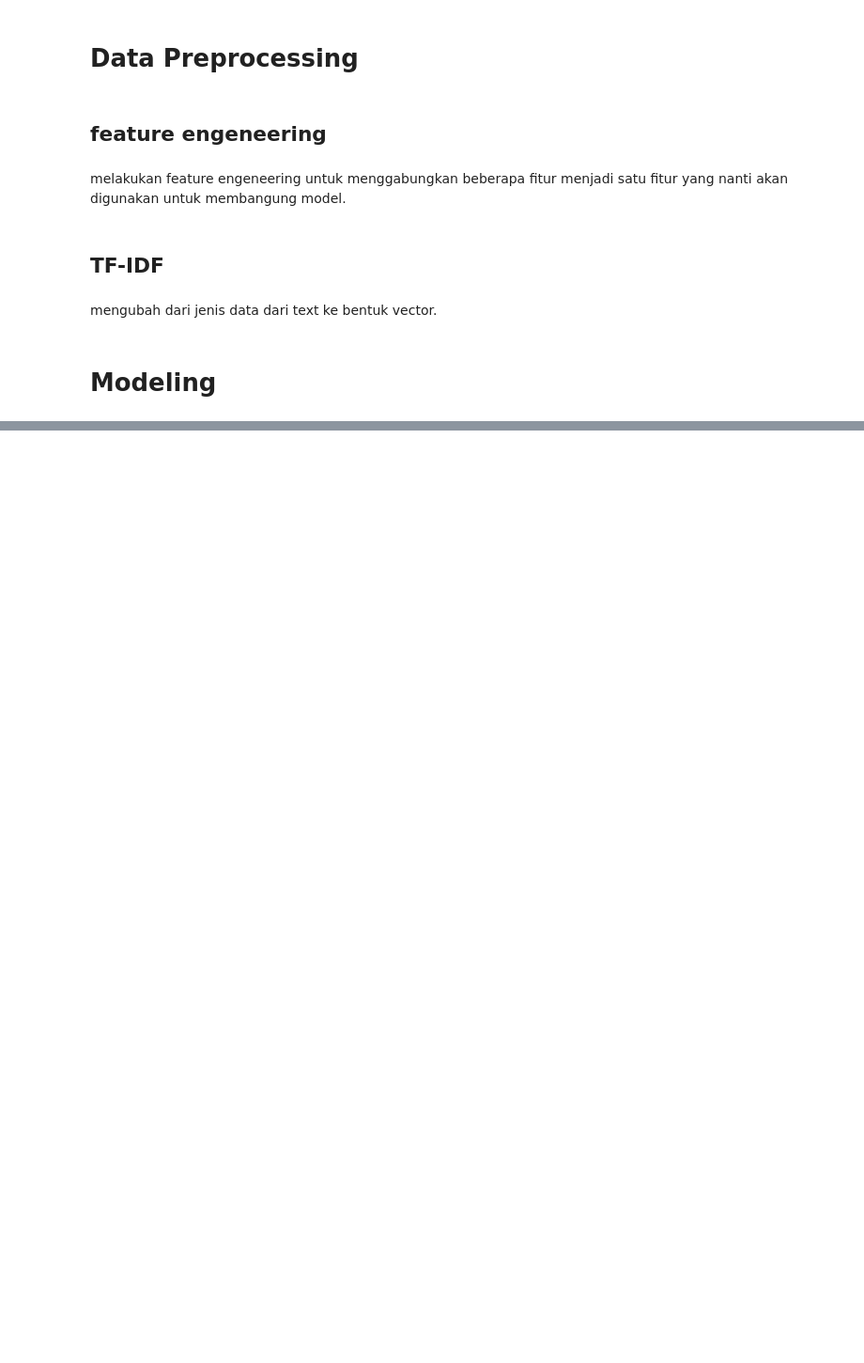
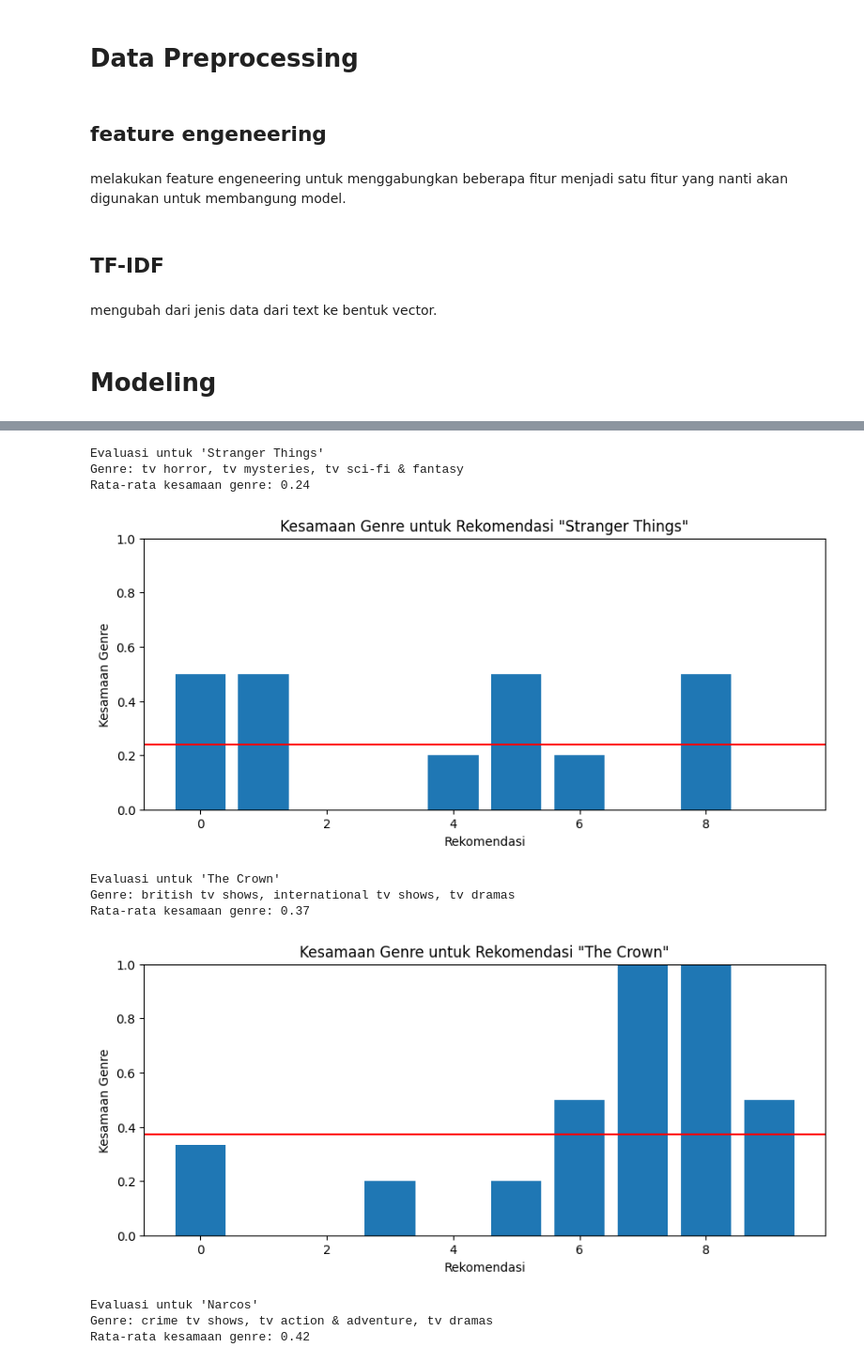
Before and after one commit to potaHere/submssion-Machine-Learning-Terapan, a Jupyter notebook: Sistem_Rekomendasi.ipynb, the cells around one changed output, grey strips where cells are left out. Shown at 94% size. Cells and saved outputs as stored; diff of their text form; code cells hidden in the pictures; blank space fills up the shorter version.

```diff
--- a/Sistem_Rekomendasi.ipynb
+++ b/Sistem_Rekomendasi.ipynb
@@ -206,2 +232,7 @@ cosine_sim = cosine_similarity(tfidf_matrix, tfidf_matrix)
 # %%
+# Contoh penggunaan fungsi rekomendasi
+contoh_film = 'Stranger Things'
+rekomendasi = get_recommendations(contoh_film)
+print(f"Rekomendasi untuk '{contoh_film}':\n")
+rekomendasi
 # %% [output]
@@ -208,0 +253,11 @@ IndentationError: expected an indented block after 'if' statement on line 6 (<ip
+# %%
+# Contoh pengujian dengan beberapa judul lain
+judul_untuk_diuji = ['Squid Game', 'Breaking Bad', 'Narcos', 'Bird Box']
+
+for judul in judul_untuk_diuji:
+    try:
+        hasil_rekomendasi = get_recommendations(judul)
+        print(f"\nRekomendasi untuk '{judul}':\n")
+        display(hasil_rekomendasi)
+    except:
+        print(f"'{judul}' tidak ditemukan dalam dataset.")
@@ -208,0 +310,40 @@ IndentationError: expected an indented block after 'if' statement on line 6 (<ip
+# %%
+# Evaluasi untuk beberapa judul
+judul_evaluasi = ['Stranger Things', 'The Crown', 'Narcos']
+
+for judul in judul_evaluasi:
+    try:
+        rekomendasi = get_recommendations(judul)
+        hasil_evaluasi = evaluate_recommendations_by_genre(judul, rekomendasi)
+
+        if isinstance(hasil_evaluasi, dict):
+            print(f"\nEvaluasi untuk '{judul}'")
+            print(f"Genre: {', '.join(hasil_evaluasi['input_genres'])}")
+            print(f"Rata-rata kesamaan genre: {hasil_evaluasi['avg_genre_similarity']:.2f}")
+
+            # Visualisasi kesamaan genre
+            plt.figure(figsize=(10, 4))
+            plt.bar(range(len(hasil_evaluasi['genre_similarities'])),
+                    hasil_evaluasi['genre_similarities'])
+            plt.axhline(y=hasil_evaluasi['avg_genre_similarity'], color='r', linestyle='-')
+            plt.xlabel('Rekomendasi')
+            plt.ylabel('Kesamaan Genre')
+            plt.title(f'Kesamaan Genre untuk Rekomendasi "{judul}"')
+            plt.ylim(0, 1)
+            plt.show()
+        else:
+            print(hasil_evaluasi)
+    except Exception as e:
+        print(f"Error evaluating '{judul}': {e}")
+# %% [output]
+Evaluasi untuk 'Stranger Things'
+Genre: tv horror, tv mysteries, tv sci-fi & fantasy
+Rata-rata kesamaan genre: 0.24
+[figure, added]
+Evaluasi untuk 'The Crown'
+Genre: british tv shows, international tv shows, tv dramas
+Rata-rata kesamaan genre: 0.37
+[figure, added]
+Evaluasi untuk 'Narcos'
+Genre: crime tv shows, tv action & adventure, tv dramas
+Rata-rata kesamaan genre: 0.42
```
Also changed, not shown: parts of 7 cells of this notebook.
